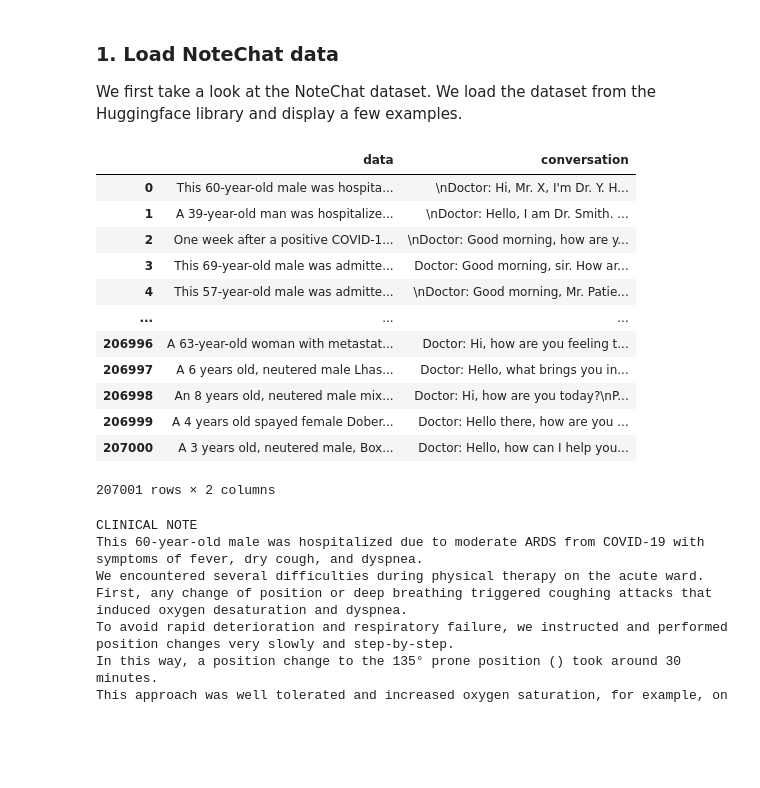
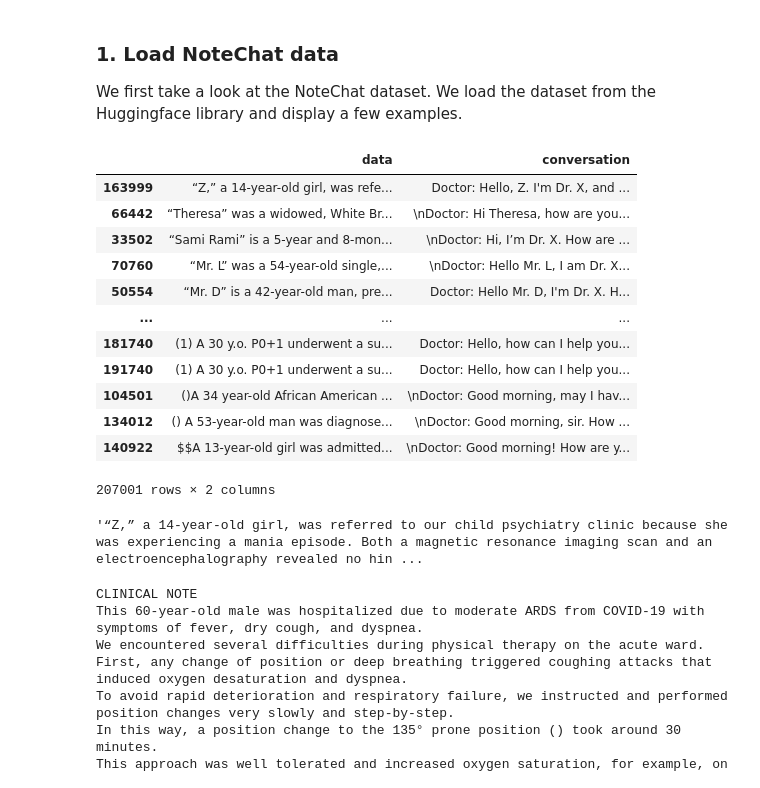
Before and after one commit to EPFL-IC-Make-Team/medinote, a Jupyter notebook: generation.ipynb, the cells around one changed output. Saved outputs shown, nothing was run; the diff lists cells and outputs as text; code cells hidden in the pictures; blank space fills up the shorter version.

```diff
--- a/generation.ipynb
+++ b/generation.ipynb
@@ -30,29 +28,36 @@ We first take a look at the NoteChat dataset. We load the dataset from the Huggi
 # %%
 df_path = 'data/NoteChat.jsonl'
 
 if not os.path.exists(df_path):
     dataset = load_dataset("akemiH/NoteChat")
     data = dataset['train'].to_pandas()
     data.to_json('data/NoteChat.jsonl', orient='records', lines=True)
 
 else:
     data = pd.read_json(df_path, orient='records', lines=True)
 
+data = data.sort_values(by=['data'], ascending=False)
+
 data
+d
 # %% [output]
 |  | data | conversation |
-| 0 | This 60-year-old male was hospita... | \nDoctor: Hi, Mr. X, I'm Dr. Y. H... |
-| 1 | A 39-year-old man was hospitalize... | \nDoctor: Hello, I am Dr. Smith. ... |
-| 2 | One week after a positive COVID-1... | \nDoctor: Good morning, how are y... |
-| 3 | This 69-year-old male was admitte... | Doctor: Good morning, sir. How ar... |
-| 4 | This 57-year-old male was admitte... | \nDoctor: Good morning, Mr. Patie... |
+| 163999 | “Z,” a 14-year-old girl, was refe... | Doctor: Hello, Z. I'm Dr. X, and ... |
+| 66442 | “Theresa” was a widowed, White Br... | \nDoctor: Hi Theresa, how are you... |
+| 33502 | “Sami Rami” is a 5-year and 8-mon... | \nDoctor: Hi, I’m Dr. X. How are ... |
+| 70760 | “Mr. L” was a 54-year-old single,... | \nDoctor: Hello Mr. L, I am Dr. X... |
+| 50554 | “Mr. D” is a 42-year-old man, pre... | Doctor: Hello Mr. D, I'm Dr. X. H... |
 | ... | ... | ... |
-| 206996 | A 63-year-old woman with metastat... | Doctor: Hi, how are you feeling t... |
-| 206997 | A 6 years old, neutered male Lhas... | Doctor: Hello, what brings you in... |
-| 206998 | An 8 years old, neutered male mix... | Doctor: Hi, how are you today?\nP... |
-| 206999 | A 4 years old spayed female Dober... | Doctor: Hello there, how are you ... |
-| 207000 | A 3 years old, neutered male, Box... | Doctor: Hello, how can I help you... |
+| 181740 | (1) A 30 y.o. P0+1 underwent a su... | Doctor: Hello, how can I help you... |
+| 191740 | (1) A 30 y.o. P0+1 underwent a su... | Doctor: Hello, how can I help you... |
+| 104501 | ()A 34 year-old African American ... | \nDoctor: Good morning, may I hav... |
+| 134012 | () A 53-year-old man was diagnose... | \nDoctor: Good morning, sir. How ... |
+| 140922 | $$A 13-year-old girl was admitted... | \nDoctor: Good morning! How are y... |
 207001 rows × 2 columns
+# %%
+data.iloc[0]['data']
+# %% [output]
+'“Z,” a 14-year-old girl, was referred to our child psychiatry clinic because she was experiencing a mania episode. Both a magnetic resonance imaging scan and an electroencephalography revealed no hin ...
 # %%
 note = data['data'][0].replace('. ', '.\n')
 conversation = data['conversation'][0].strip()
```
Also changed, not shown: parts of 2 cells of this notebook, 3 other files.
